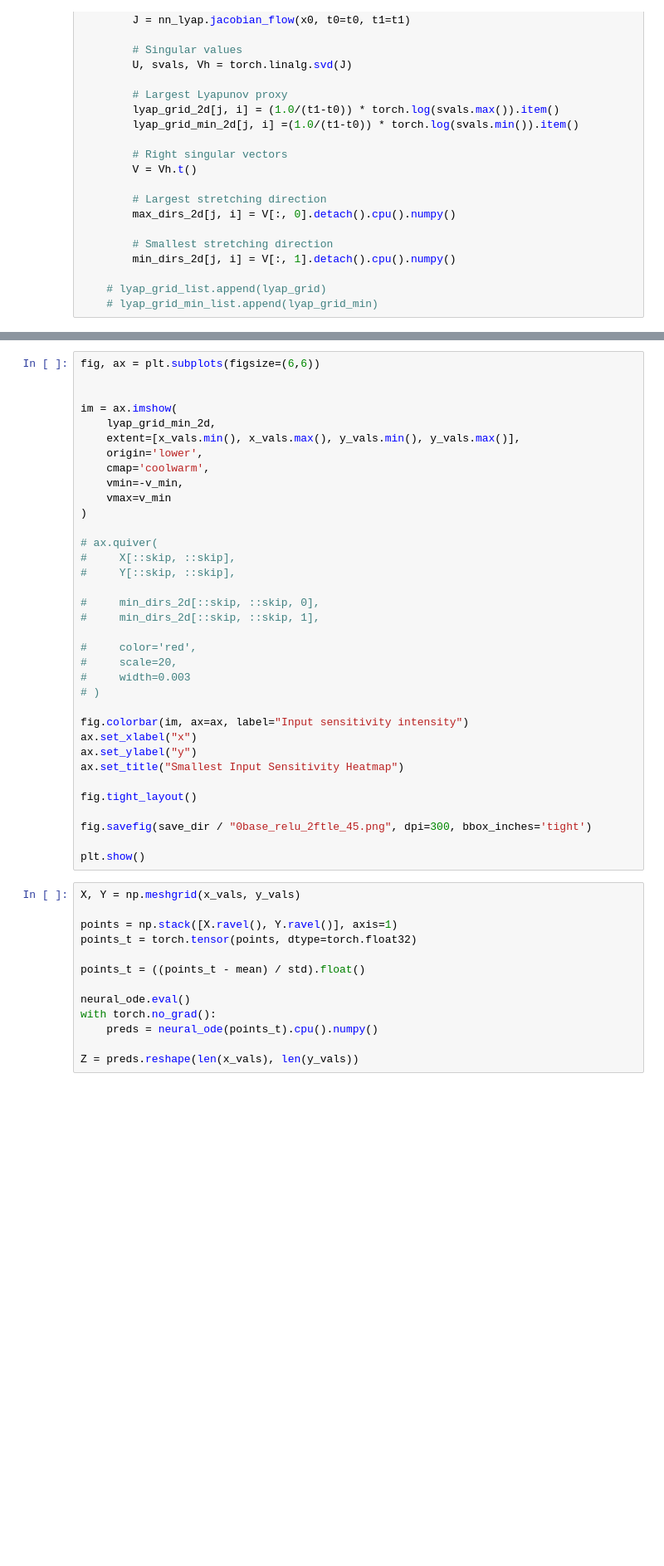
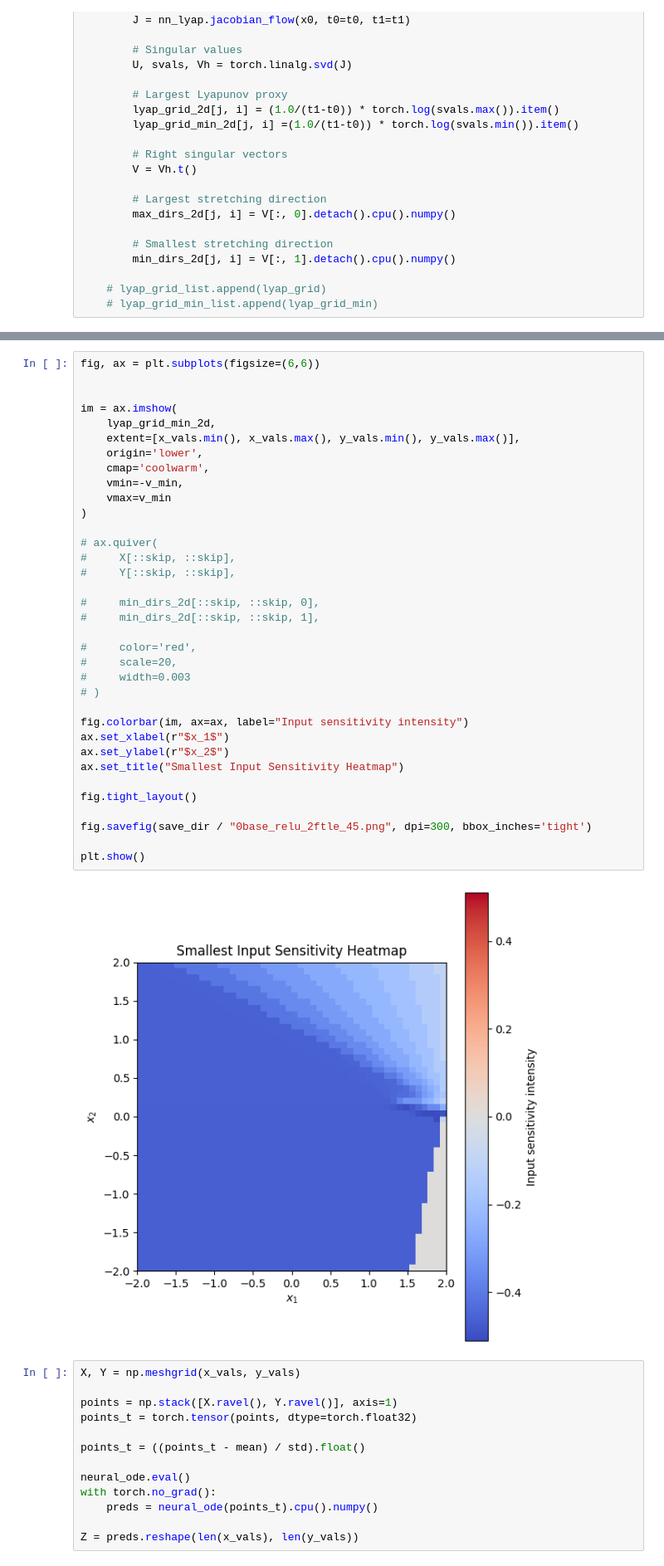
Before and after one commit to TontiMatteo/lyap_exp_node, a Jupyter notebook: notebooks/circle_node copy.ipynb, the cells around one changed output, grey strips where cells are left out. Shown at 83% size. Saved outputs shown, nothing was run; the diff lists cells and outputs as text; blank space fills up the shorter version.

```diff
--- a/notebooks/circle_node copy.ipynb
+++ b/notebooks/circle_node copy.ipynb
@@ -934,35 +246,37 @@ fig, ax = plt.subplots(figsize=(6,6))
 
 im = ax.imshow(
     lyap_grid_min_2d,
     extent=[x_vals.min(), x_vals.max(), y_vals.min(), y_vals.max()],
     origin='lower',
     cmap='coolwarm',
     vmin=-v_min,
     vmax=v_min
 )
 
 # ax.quiver(
 #     X[::skip, ::skip],
 #     Y[::skip, ::skip],
 
 #     min_dirs_2d[::skip, ::skip, 0],
 #     min_dirs_2d[::skip, ::skip, 1],
 
 #     color='red',
 #     scale=20,
 #     width=0.003
 # )
 
 fig.colorbar(im, ax=ax, label="Input sensitivity intensity")
-ax.set_xlabel("x")
-ax.set_ylabel("y")
+ax.set_xlabel(r"$x_1$")
+ax.set_ylabel(r"$x_2$")
 ax.set_title("Smallest Input Sensitivity Heatmap")
 
 fig.tight_layout()
 
 fig.savefig(save_dir / "0base_relu_2ftle_45.png", dpi=300, bbox_inches='tight')
 
 plt.show()
+# %% [output]
+[figure, added]
 # %%
 X, Y = np.meshgrid(x_vals, y_vals)
 
```
Also changed, not shown: parts of 28 cells of this notebook, 34 other files.
